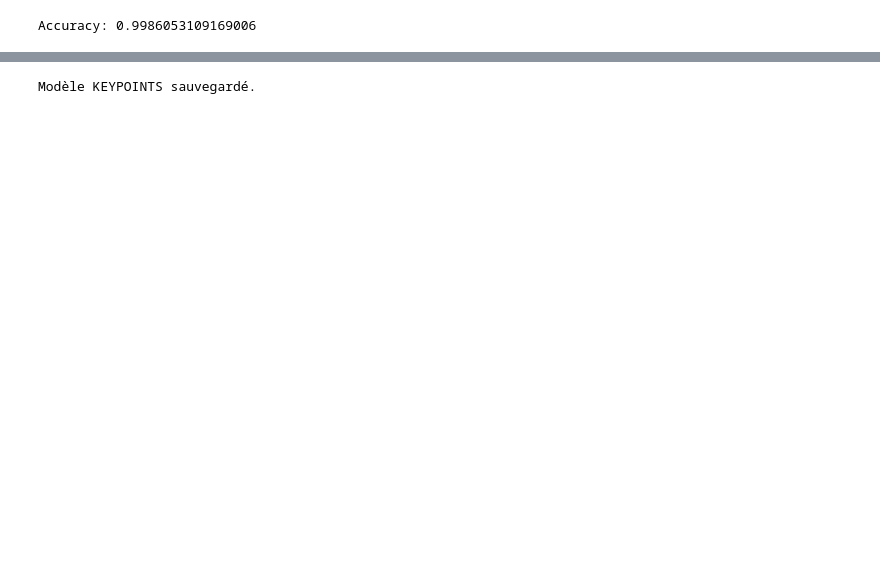
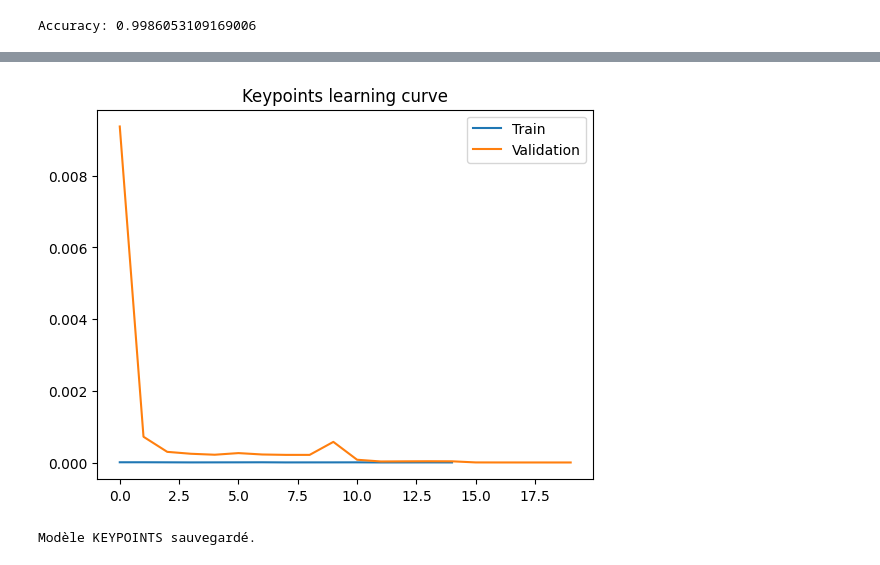
Before and after one commit to Viet-Hoang-Cao/Projet_annuel_Sport_AI, a Jupyter notebook: core/plank_model/train_mlp_plank_key.ipynb, the cells around one changed output, grey strips where cells are left out. Cells and saved outputs as stored; diff of their text form; code cells hidden in the pictures; blank space fills up the shorter version.

```diff
--- a/core/plank_model/train_mlp_plank_key.ipynb
+++ b/core/plank_model/train_mlp_plank_key.ipynb
@@ -77,6 +118,8 @@ loss_fn = nn.BCEWithLogitsLoss()
 optimizer = torch.optim.Adam(model.parameters(), lr=1e-3)
 # %%
 EPOCHS = 20
+
+train_losses, val_losses = [], []
 
 for epoch in range(EPOCHS):
 
@@ -92,6 +135,15 @@ for epoch in range(EPOCHS):
         optimizer.step()
 
         total_loss += loss.item()
+    model.eval()
+    val_loss = 0
+    with torch.no_grad():
+        for xb, yb in val_loader:
+            pred = model(xb).squeeze()
+            val_loss += loss_fn(pred, yb).item()
 
-    print(f"Epoch {epoch+1}/{EPOCHS} - Loss: {total_loss/len(train_loader):.4f}")
+    train_losses.append(total_loss/len(train_loader))
+    val_losses.append(val_loss/len(val_loader))
+
+    print(f"{epoch+1}: train={train_losses[-1]:.4f} | val={val_losses[-1]:.4f}")
 # %% [output]
@@ -184,3 +236,11 @@ Epoch 15/15 - Train Loss: 0.0000 - Test Loss: 0.0085
+# %%
+plt.plot(train_losses)
+plt.plot(val_losses)
+plt.legend(["Train","Validation"])
+plt.title("Keypoints learning curve")
+plt.show()
+# %% [output]
+[figure, added]
 # %%
 torch.save(model.state_dict(), r"C:\Users\caovi\OneDrive\Desktop\projet annuel\core\plank_model\model\plank_mlp_keypoints.pt")
 print("Modèle KEYPOINTS sauvegardé.")
```
Also changed, not shown: parts of 5 cells of this notebook, 27 other files.
